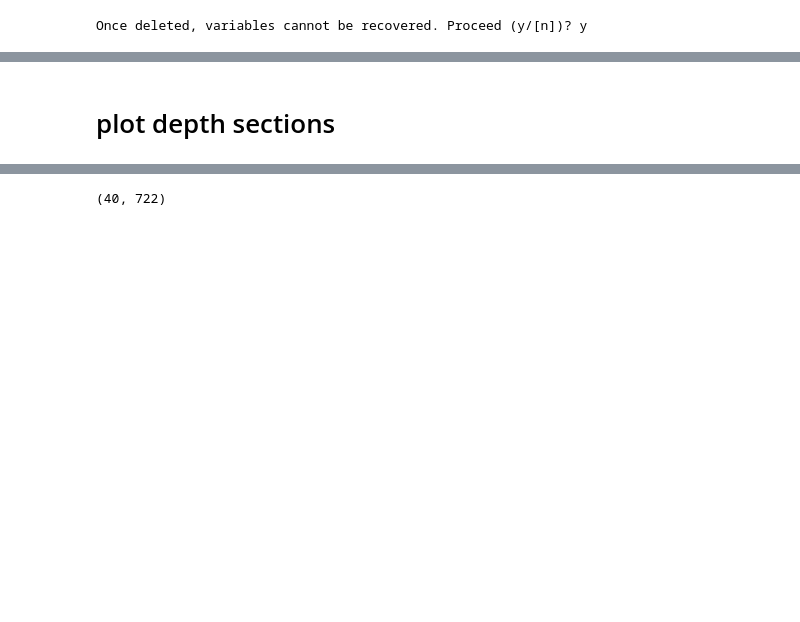
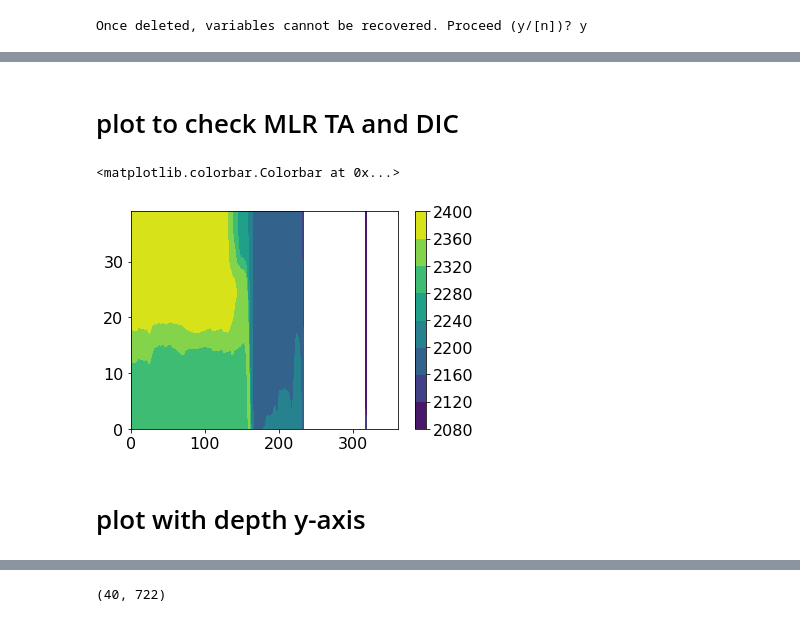
Before and after one commit to kmcgarry17/NWA_BCs, a Jupyter notebook: apply_MLR_phys.ipynb, the cells around one changed output, grey strips where cells are left out. Saved outputs shown, nothing was run; the diff lists cells and outputs as text; code cells hidden in the pictures; blank space fills up the shorter version.

```diff
--- a/apply_MLR_phys.ipynb
+++ b/apply_MLR_phys.ipynb
@@ -51,2 +111,16 @@ TA_east = b0 + b1*Tn_east + b2*Sn_east
+# %% [markdown]
+# plot to check MLR TA and DIC
+# %%
+plt.figure()
+
+#plt.contourf(TA_south)
+plt.contourf(TA_east)
+#plt.contourf(DIC_south)
+#plt.contourf(DIC_east)
+
+plt.colorbar()
+# %% [output]
+<matplotlib.colorbar.Colorbar at 0x...>
+[figure, added]
 # %% [markdown]
-# plot depth sections
+# plot with depth y-axis
```
Also changed, not shown: parts of 16 cells of this notebook.
